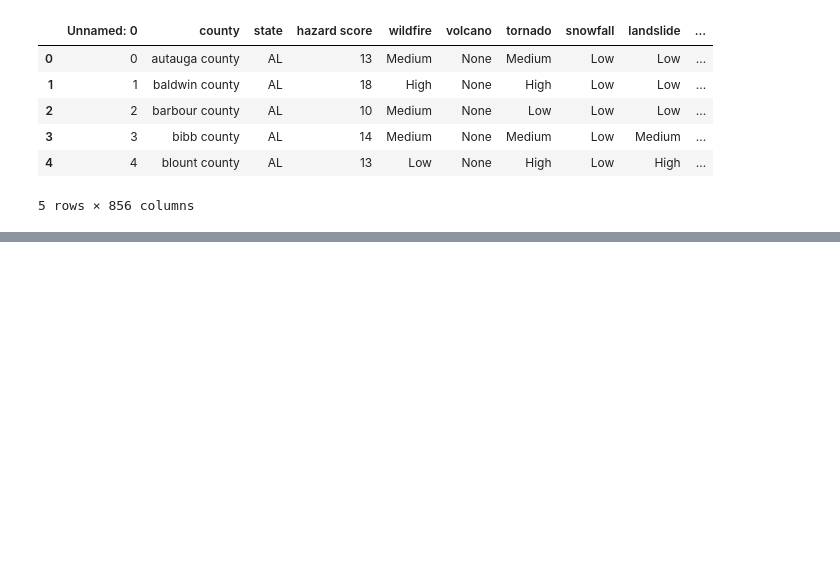
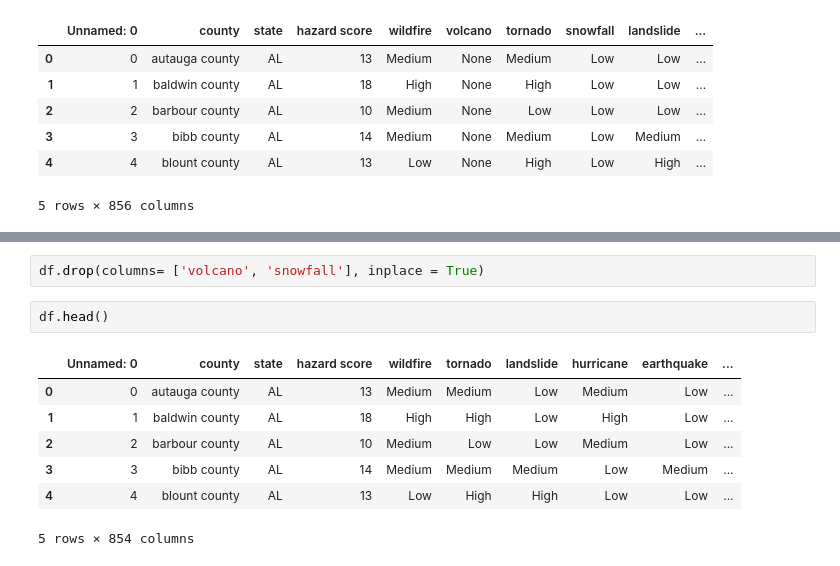
Before and after one commit to Agelf123/covid_predictions, a Jupyter notebook: code/brandon/Hazard Cleaning.ipynb, the cells around one changed output, grey strips where cells are left out. Saved outputs shown, nothing was run; the diff lists cells and outputs as text; blank space fills up the shorter version.

```diff
--- a/code/brandon/Hazard Cleaning.ipynb
+++ b/code/brandon/Hazard Cleaning.ipynb
@@ -26,0 +36,12 @@ Index(['Unnamed: 0', 'county', 'state', 'hazard score', 'wildfire', 'volcano',
+# %%
+df.drop(columns= ['volcano', 'snowfall'], inplace = True)
+# %%
+df.head()
+# %% [output]
+|  | Unnamed: 0 | county | state | hazard score | wildfire | tornado | landslide | hurricane | earthquake | ... |
+| 0 | 0 | autauga county | AL | 13 | Medium | Medium | Low | Medium | Low | ... |
+| 1 | 1 | baldwin county | AL | 18 | High | High | Low | High | Low | ... |
+| 2 | 2 | barbour county | AL | 10 | Medium | Low | Low | Medium | Low | ... |
+| 3 | 3 | bibb county | AL | 14 | Medium | Medium | Medium | Low | Medium | ... |
+| 4 | 4 | blount county | AL | 13 | Low | High | High | Low | Low | ... |
+5 rows × 854 columns
```
Also changed, not shown: parts of 7 cells of this notebook.
